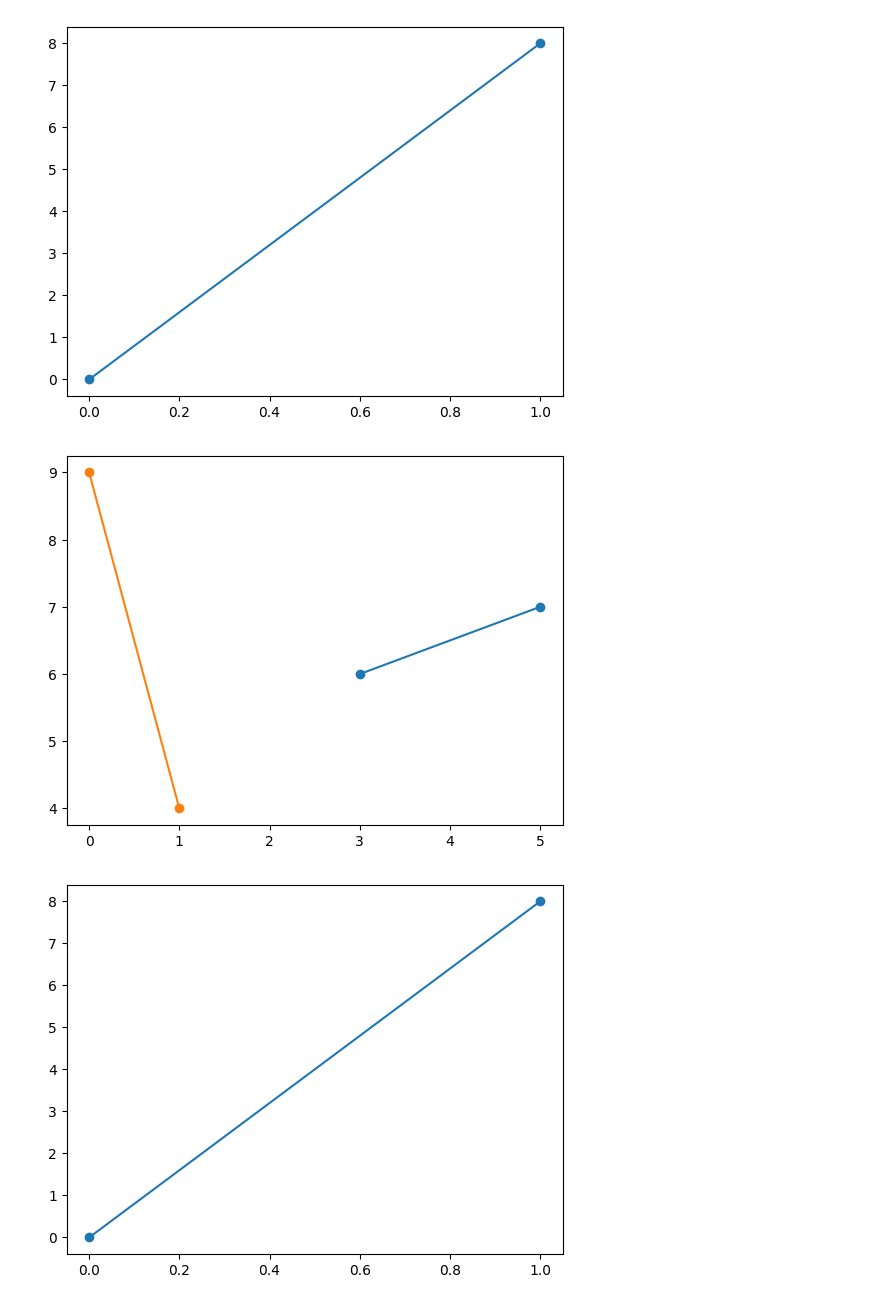
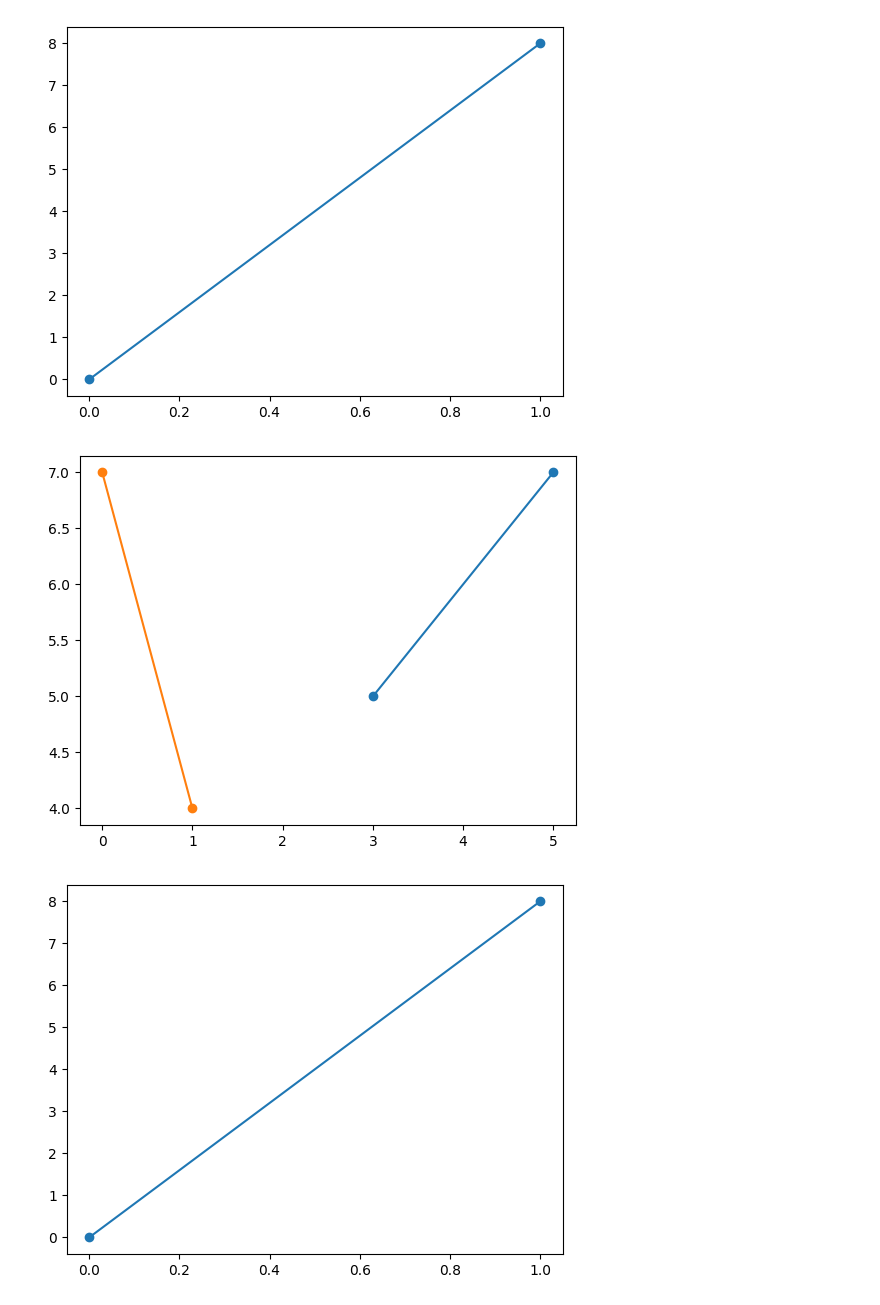
Before and after one commit to gadwal4201/CRT-2025, a Jupyter notebook: Matplotlib/BasicsofMatplotlib.ipynb, the cells around one changed output. Cells and saved outputs as stored; diff of their text form; code cells hidden in the pictures.

```diff
--- a/Matplotlib/BasicsofMatplotlib.ipynb
+++ b/Matplotlib/BasicsofMatplotlib.ipynb
@@ -48,12 +48,12 @@ plt.show()
 [figure]
 # %%
 x=np.array([3,5])
-y=np.array([6,7])
-z=np.array([9,4])
+y=np.array([5,7])
+z=np.array([7,4])
 plt.plot(x,y,z,marker='o')
 plt.show()
 # %% [output]
-[figure, old version]
+[figure, new version]
 # %%
 x_point = np.array([0,8])
 plt.plot(x_point,marker='o')   # marking the line b/w bullet point/ data points
```
Also changed, not shown: parts of 7 cells of this notebook, 1 other file.
